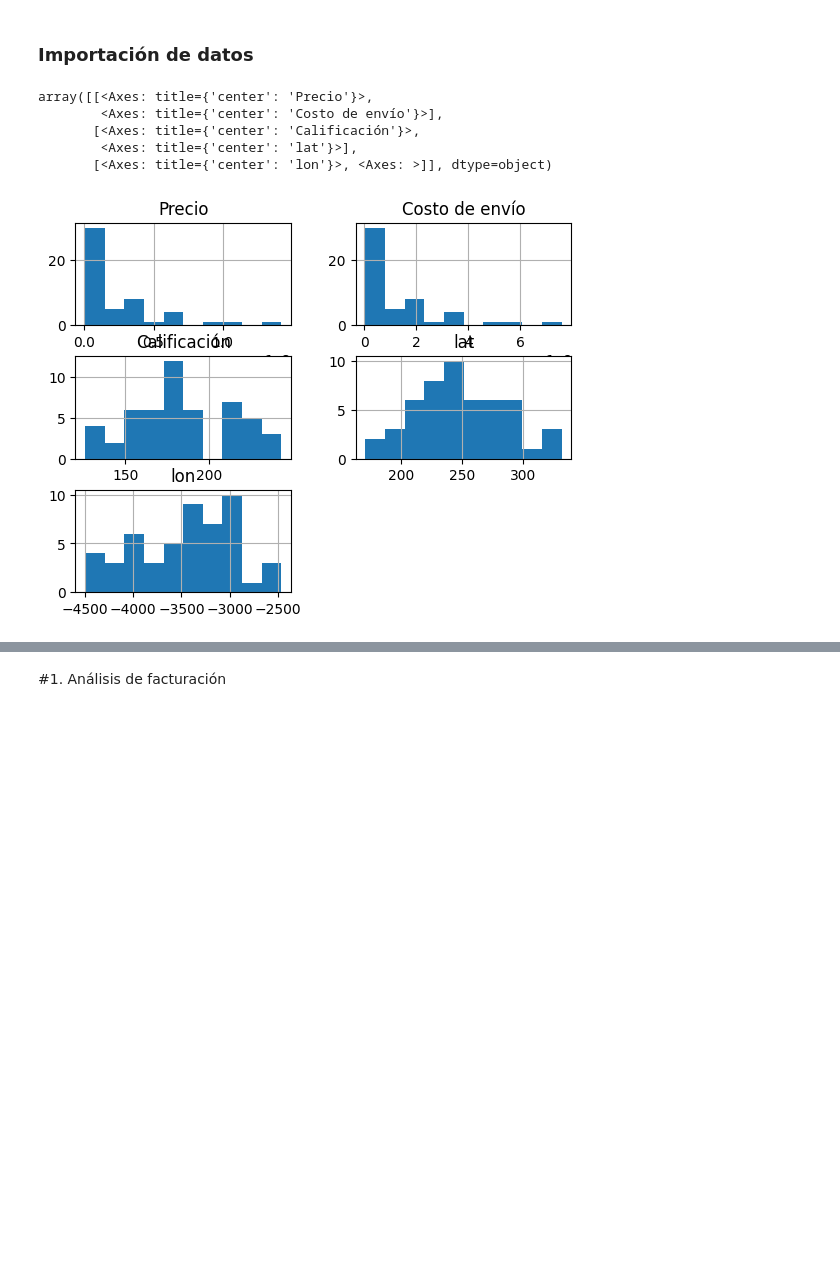
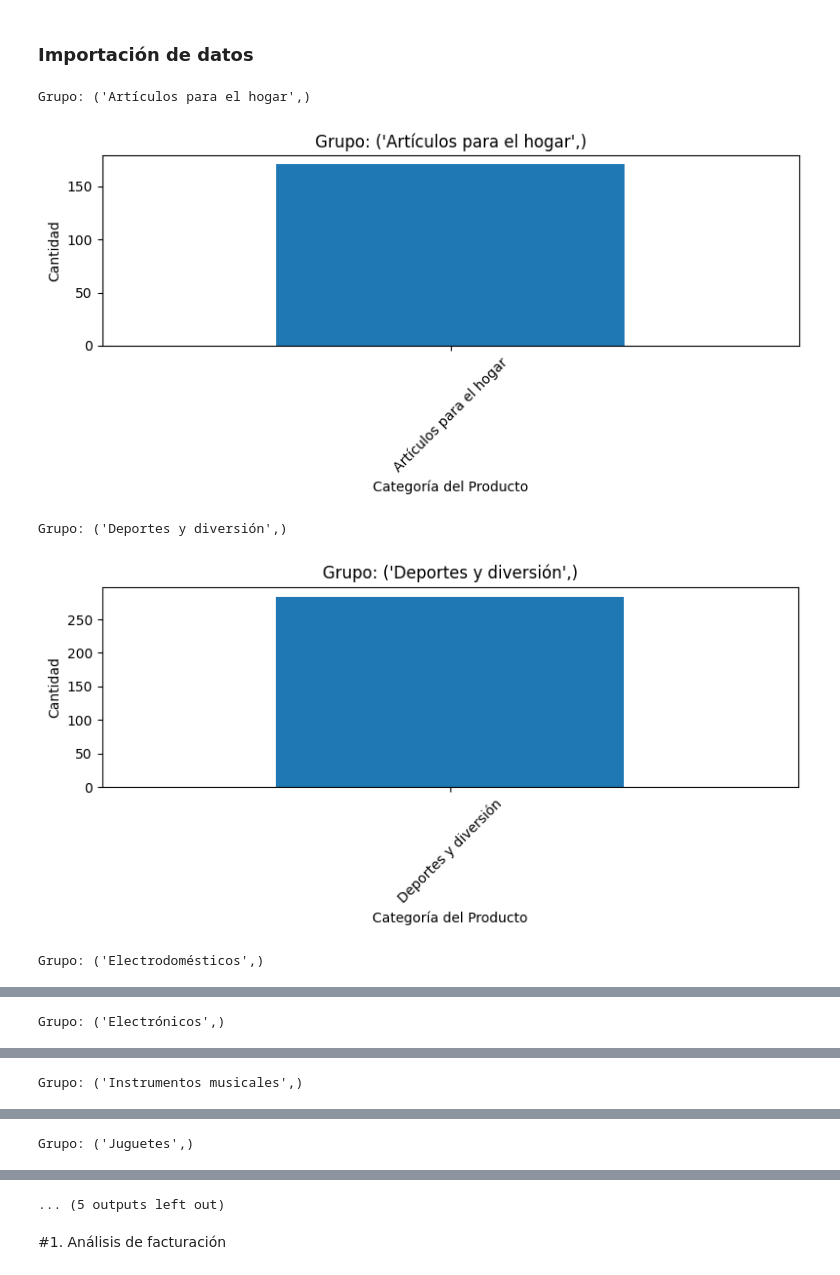
Before and after one commit to educhile1/challenge_datascience1-ONE, a Jupyter notebook: AluraStoreLatam.ipynb, the cells around one changed output, grey strips where cells are left out. Drawn from its saved outputs; the diff is of its cells as text; code cells hidden in the pictures; blank space fills up the shorter version.

```diff
--- a/AluraStoreLatam.ipynb
+++ b/AluraStoreLatam.ipynb
@@ -4,41 +96,89 @@
 ### Importación de datos
 # %%
 import pandas as pd
-import matplotlib as plt
+import matplotlib.pyplot as plt
 
 
 
 
 url = "https://raw.githubusercontent.com/alura-es-cursos/challenge1-data-science-latam/refs/heads/main/base-de-datos-challenge1-latam/tienda_1%20.csv"
 url2 = "https://raw.githubusercontent.com/alura-es-cursos/challenge1-data-science-latam/refs/heads/main/base-de-datos-challenge1-latam/tienda_2.csv"
 url3 = "https://raw.githubusercontent.com/alura-es-cursos/challenge1-data-science-latam/refs/heads/main/base-de-datos-challenge1-latam/tienda_3.csv"
 url4 = "https://raw.githubusercontent.com/alura-es-cursos/challenge1-data-science-latam/refs/heads/main/base-de-datos-challenge1-latam/tienda_4.csv"
 
 tienda = pd.read_csv(url)
 tienda2 = pd.read_csv(url2)
 tienda3 = pd.read_csv(url3)
 tienda4 = pd.read_csv(url4)
 
 tienda.head()
 
 
 dataTienda= pd.DataFrame(tienda)
 
 dataTienda.head(20)
 #dataTienda.groupby(['Producto']).sum().head(20)
 
 
 #dataTienda.info()
+
+
+
+dataTiendaClear= dataTienda.drop(columns=['Cantidad de cuotas', 'lat', 'lon', 'Método de pago', 'Fecha de Compra','Vendedor','Lugar de Compra', 'Calificación']).sort_values(by='Producto', ascending=True)
+
+
+dataTienda.head(50)
+
+#dataTienda.sum
+
+totVentaTienda= dataTienda['Precio'].sum()
+
+calPromTienda=  dataTienda['Calificación'].mean()
+
+#dataTienda.groupby("Producto").sum().hist()
+
+#print(totVentaTienda)
+#print(calPromTienda)
+#dataTiendaClear.info()
 %matplotlib inline
 
+catOrder=dataTiendaClear.groupby(['Categoría del Producto']) #.hist()
 
-dataTienda= dataTienda.drop(columns=['Cantidad de cuotas'])
 
-dataTienda.groupby("Producto").sum().hist()
+
+total=0
+group_data = []  # Initialize an empty list to store group data
+for nombre, grupo_df in catOrder:
+          print(f"Grupo: {nombre}")
+        # grupo_df['Categoría del Producto'].value_counts()
+
+          counts = grupo_df['Categoría del Producto'].value_counts()
+          #total =+ counts.sum()
+
+          # Fixed: Corrected indentation for lines inside the loop
+          plt.figure(figsize=(8, 4))
+          counts.plot(kind='bar')
+          plt.title(f'Grupo: {nombre}')
+          plt.xlabel('Categoría del Producto')
+          plt.ylabel('Cantidad')
+          plt.xticks(rotation=45)
+          plt.tight_layout()
+          plt.show()
+          total += counts.sum()
+          total += counts.sum()  # Added line to sum counts to total
+          group_data.append(
+            {"Grupo": nombre, "Count": counts.sum()}
+          )  # Append group data to the list
+
+
+print(total)
+
+# Print the stored group data
+for group in group_data:
+    print(f"Grupo: {group['Grupo']}, Count: {group['Count']}")
 # %% [output]
-array([[<Axes: title={'center': 'Precio'}>,
-        <Axes: title={'center': 'Costo de envío'}>],
-       [<Axes: title={'center': 'Calificación'}>,
-        <Axes: title={'center': 'lat'}>],
-       [<Axes: title={'center': 'lon'}>, <Axes: >]], dtype=object)
+Grupo: ('Artículos para el hogar',)
-[figure, old version]
+[figure, new version]
+Grupo: ('Deportes y diversión',)
+[figure, added]
+Grupo: ('Electrodomésticos',)
@@ -44,0 +186 @@ array([[<Axes: title={'center': 'Precio'}>,
+Grupo: ('Electrónicos',)
@@ -44,0 +188 @@ array([[<Axes: title={'center': 'Precio'}>,
+Grupo: ('Instrumentos musicales',)
@@ -44,0 +190 @@ array([[<Axes: title={'center': 'Precio'}>,
+Grupo: ('Juguetes',)
@@ -45,3 +192,4 @@ array([[<Axes: title={'center': 'Precio'}>,
+... (5 outputs left out)
 # %% [markdown]
 #1. Análisis de facturación
 # %% [markdown]
```
Also changed, not shown: parts of 2 cells of this notebook.
